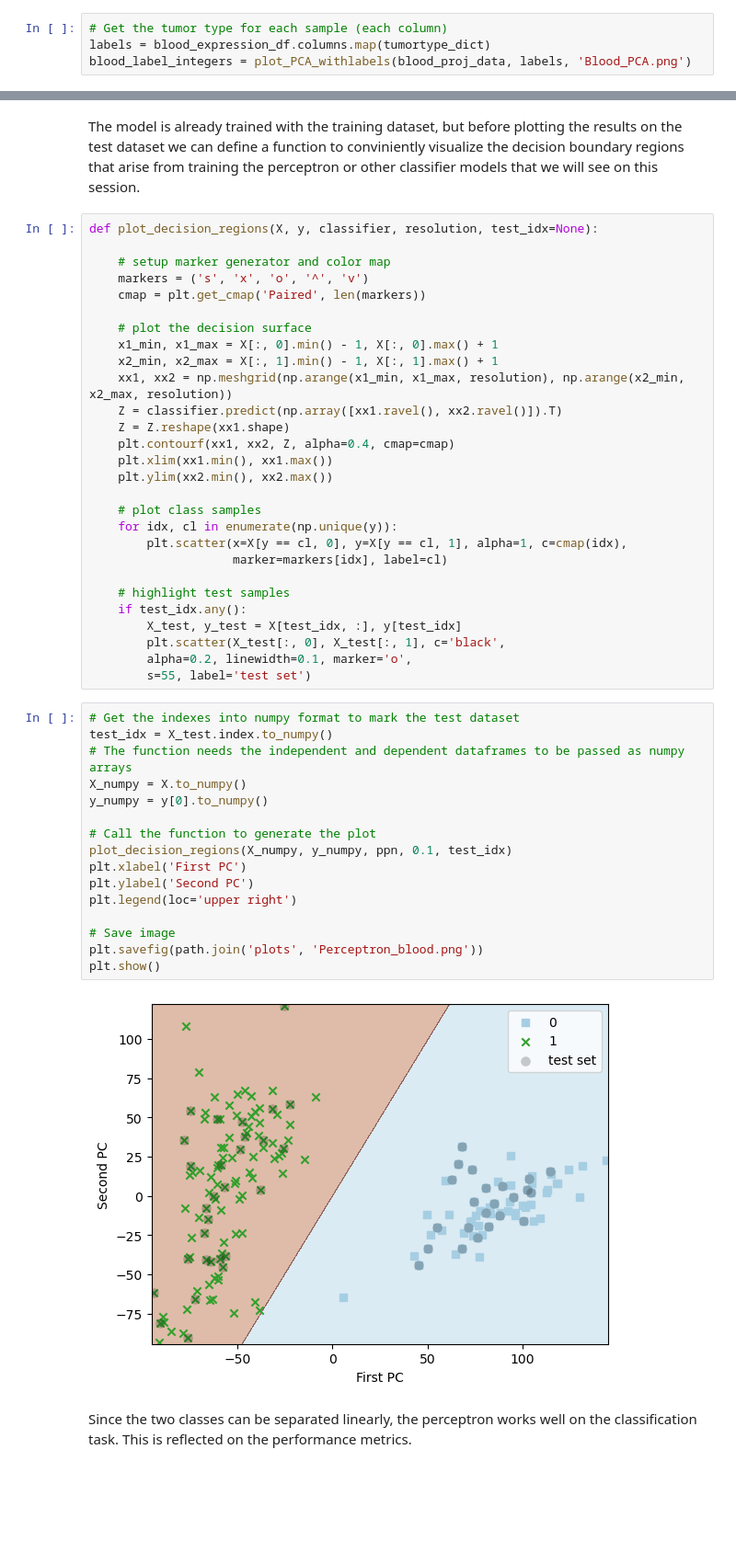
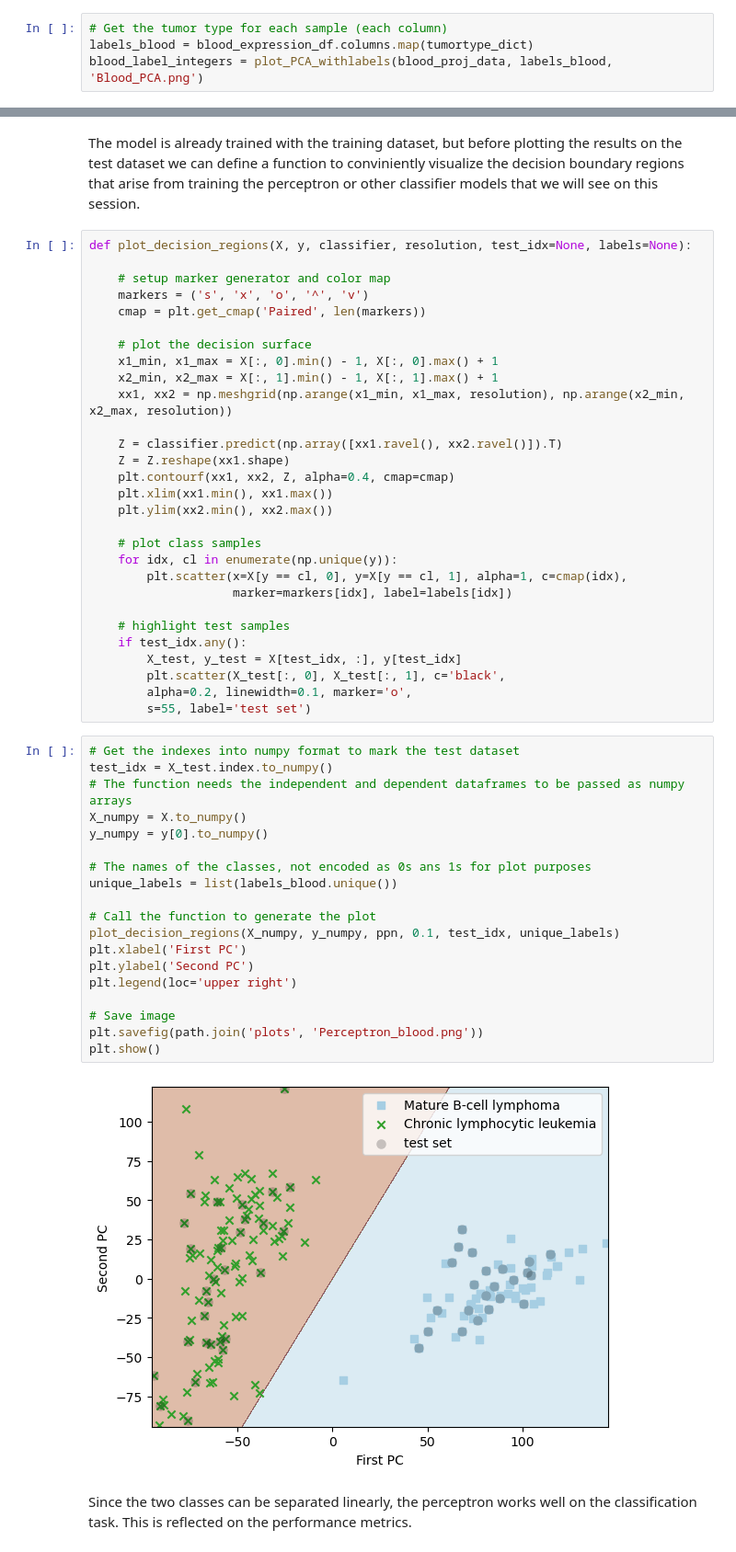
Before and after one commit to mirodriguezgal/MSc_Omics_Uvic_MachineLearning, a Jupyter notebook: 4_Basic_Supervised_Classification.ipynb, the cells around one changed output, grey strips where cells are left out. Shown at 92% size. Cells and saved outputs as stored; diff of their text form; blank space fills up the shorter version.

```diff
--- a/4_Basic_Supervised_Classification.ipynb
+++ b/4_Basic_Supervised_Classification.ipynb
@@ -200,8 +192,8 @@ def plot_PCA_withlabels(proj_data, labels, plotname):
     return(label_integers)
 # %%
 # Get the tumor type for each sample (each column)
-labels = blood_expression_df.columns.map(tumortype_dict)
-blood_label_integers = plot_PCA_withlabels(blood_proj_data, labels, 'Blood_PCA.png')
+labels_blood = blood_expression_df.columns.map(tumortype_dict)
+blood_label_integers = plot_PCA_withlabels(blood_proj_data, labels_blood, 'Blood_PCA.png')
 # %% [output]
 [figure]
 # %% [markdown]
@@ -226,7 +218,7 @@ Perceptron(eta0=0.1, random_state=42)
 # %% [markdown]
 The model is already trained with the training dataset, but before plotting the results on the test dataset we can define a function to conviniently visualize the decision boundary regions that arise from training the perceptron or other classifier models that we will see on this session.
 # %%
-def plot_decision_regions(X, y, classifier, resolution, test_idx=None):
+def plot_decision_regions(X, y, classifier, resolution, test_idx=None, labels=None):
 
     # setup marker generator and color map
     markers = ('s', 'x', 'o', '^', 'v')
@@ -236,6 +228,7 @@ def plot_decision_regions(X, y, classifier, resolution, test_idx=None):
     x1_min, x1_max = X[:, 0].min() - 1, X[:, 0].max() + 1
     x2_min, x2_max = X[:, 1].min() - 1, X[:, 1].max() + 1
     xx1, xx2 = np.meshgrid(np.arange(x1_min, x1_max, resolution), np.arange(x2_min, x2_max, resolution))
+
     Z = classifier.predict(np.array([xx1.ravel(), xx2.ravel()]).T)
     Z = Z.reshape(xx1.shape)
     plt.contourf(xx1, xx2, Z, alpha=0.4, cmap=cmap)
@@ -245,7 +238,7 @@ def plot_decision_regions(X, y, classifier, resolution, test_idx=None):
     # plot class samples
     for idx, cl in enumerate(np.unique(y)):
         plt.scatter(x=X[y == cl, 0], y=X[y == cl, 1], alpha=1, c=cmap(idx),
-                    marker=markers[idx], label=cl)
+                    marker=markers[idx], label=labels[idx])
 
     # highlight test samples
     if test_idx.any():
@@ -256,21 +249,24 @@ def plot_decision_regions(X, y, classifier, resolution, test_idx=None):
 # %%
 # Get the indexes into numpy format to mark the test dataset
 test_idx = X_test.index.to_numpy()
 # The function needs the independent and dependent dataframes to be passed as numpy arrays
 X_numpy = X.to_numpy()
 y_numpy = y[0].to_numpy()
 
+# The names of the classes, not encoded as 0s ans 1s for plot purposes
+unique_labels = list(labels_blood.unique())
+
 # Call the function to generate the plot
-plot_decision_regions(X_numpy, y_numpy, ppn, 0.1, test_idx)
+plot_decision_regions(X_numpy, y_numpy, ppn, 0.1, test_idx, unique_labels)
 plt.xlabel('First PC')
 plt.ylabel('Second PC')
 plt.legend(loc='upper right')
 
 # Save image
 plt.savefig(path.join('plots', 'Perceptron_blood.png'))
 plt.show()
 # %% [output]
-[figure, old version]
+[figure, new version]
 # %% [markdown]
 Since the two classes can be separated linearly, the perceptron works well on the classification task. This is reflected on the performance metrics.
 # %%
```
Also changed, not shown: parts of 24 cells of this notebook, 5 other files.
